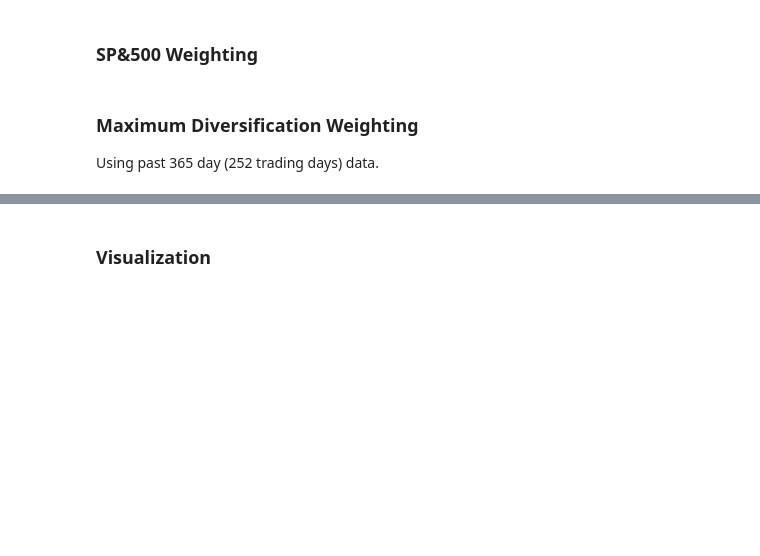
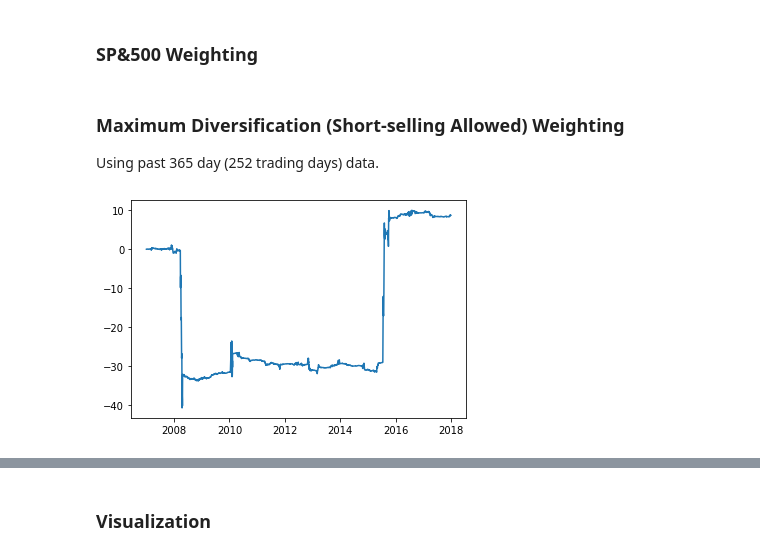
Before and after one commit to luojeff/asset_alloc, a Jupyter notebook: Analysis.ipynb, the cells around one changed output, grey strips where cells are left out. Saved outputs shown, nothing was run; the diff lists cells and outputs as text; code cells hidden in the pictures; blank space fills up the shorter version.

```diff
--- a/Analysis.ipynb
+++ b/Analysis.ipynb
@@ -89,3 +78,5 @@ sp_500.head()
+# %%
+universe_tickers = pct_returns.columns
 # %% [markdown]
 ### Cleaning and filtering into S&P500 stocks (~391 resulting tickers)
 # %%
@@ -229,0 +173,12 @@ def construct_max_diverse_weights(tickers, date_time):
+# %%
+w           = cp.Variable(3)
+cov_mat     = np.random.rand(3, 3)
+cov_mat     = cov_mat.T @ cov_mat
+vol         = np.random.rand(3)
+
+objective   = cp.Minimize(cp.quad_form(w, cov_mat))
+constraints = [w.T @ vol == 1, w >= 0]
+problem     = cp.Problem(objective, constraints)
+problem.solve()
+
+weights     = w.value
@@ -286,11 +358,20 @@ sp500_dates, sp500_perfs = execute_strategy(
 # %% [markdown]
-### Maximum Diversification Weighting
+### Maximum Diversification (Short-selling Allowed) Weighting
 
 Using past 365 day (252 trading days) data.
 # %%
-max_diverse_dates, max_diverse_perfs = execute_strategy(
-    final_df,
-    weight_function = construct_max_diverse_weights,
-    start_date      = dtime(2007, 1, 1),
-    end_date        = dtime(2017, 12, 31)
+max_diverse_weights = get_max_diverse_weights(
+    tickers        = universe_tickers,
+    start_date     = dtime(2007, 1, 1),
+    end_date       = dtime(2017, 12, 31),
+    rebalance_days = 30 # Rebalance every month
 )
+
+max_diverse_daily_perf, max_diverse_cumulative_perf = execute_strategy_v2(max_diverse_weights)
+# %%
+# Extreme short positions taken
+
+plt.plot(max_diverse_cumulative_perf)
+plt.show()
+# %% [output]
+[figure, added]
```
Also changed, not shown: parts of 51 cells of this notebook.
